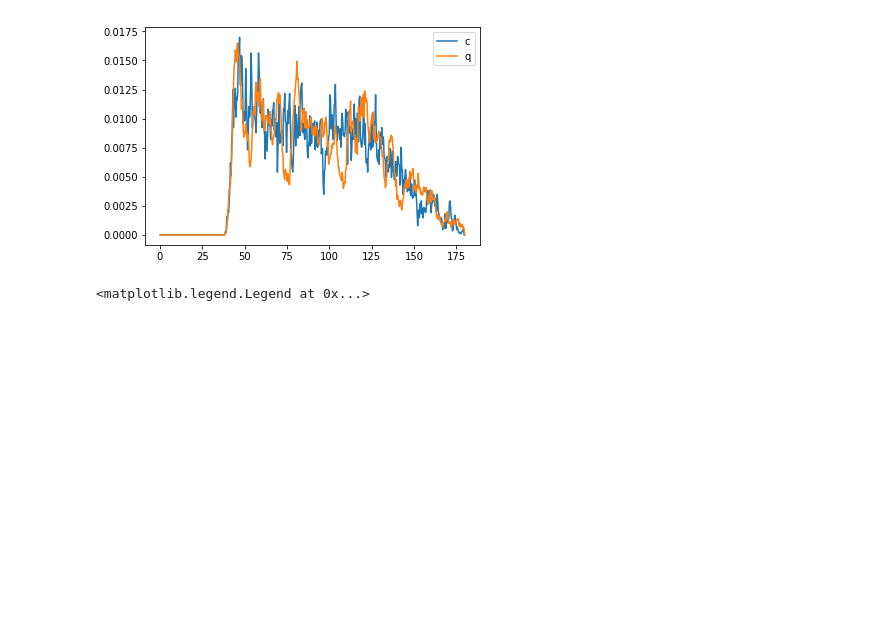
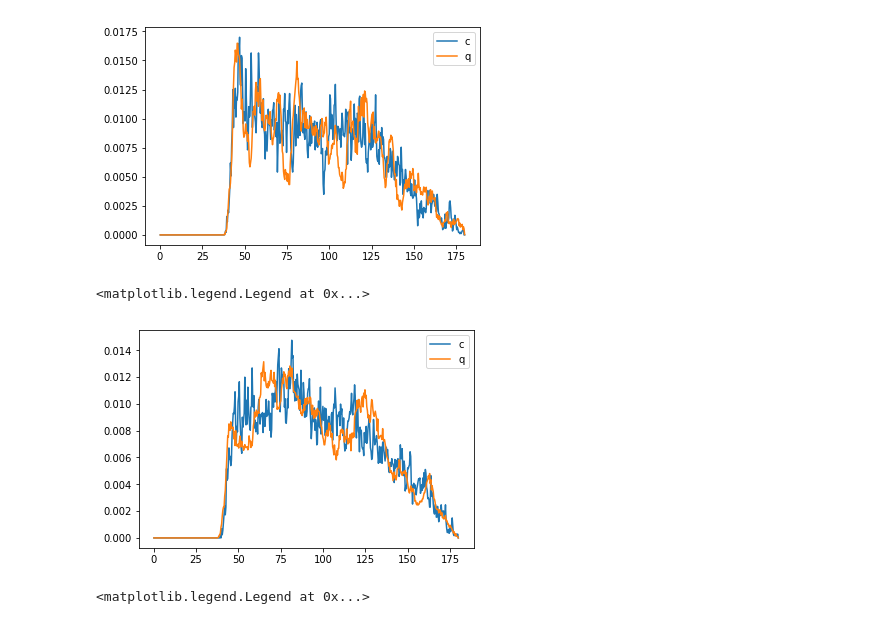
Before and after one commit to xjhsafeguards/mit, a Jupyter notebook: python/Cl_ana.ipynb, the cells around one changed output. Drawn from its saved outputs; the diff is of its cells as text; code cells hidden in the pictures; blank space fills up the shorter version.

```diff
--- a/python/Cl_ana.ipynb
+++ b/python/Cl_ana.ipynb
@@ -248,3 +330,27 @@ for beads in snap:
         if(Os.size>1):
             angles = sn.get_angles(np.insert(np.asarray(list(itertools.combinations(Os,2))),1,0,axis=1),mic=True)
             G_OClO_all_q.read(angles)
+# %%
+# snapshots with more interstitial water
+# not only in first shell but second
+G_OClO_all_c = DF(500,(0,180))
+G_OClO_all_q = DF(500,(0,180))
+
+for sn in snap_c:
+    Os = range(1,64)
+    tmp = sn.get_distances(0,Os,mic=True)
+    Os = np.where((tmp>3.4)&(tmp<3.8))[0]+1
+    if(Os.size>3):
+        Os = np.where((tmp<3.83))[0]+1
+        angles = sn.get_angles(np.insert(np.asarray(list(itertools.combinations(Os,2))),1,0,axis=1),mic=True)
+        G_OClO_all_c.read(angles)
+
+for beads in snap:
+    for sn in beads:
+        Os = range(1,64)
+        tmp = sn.get_distances(0,Os,mic=True)
+        Os = np.where((tmp>3.4)&(tmp<3.8))[0]+1
+        if(Os.size>3):
+            Os = np.where((tmp<3.9))[0]+1
+            angles = sn.get_angles(np.insert(np.asarray(list(itertools.combinations(Os,2))),1,0,axis=1),mic=True)
+            G_OClO_all_q.read(angles)
@@ -296,6 +417,14 @@ plt.legend()
 # %% [output]
 <matplotlib.legend.Legend at 0x...>
 [figure]
+# %%
+#water count in 3.4~3.8 > 3
+G_OClO_all_c.plot("c")
+G_OClO_all_q.plot("q")
+plt.legend()
+# %% [output]
+<matplotlib.legend.Legend at 0x...>
+[figure, added]
 # %%
 #<4
 G_OClO_all_c.plot("c")
```
Also changed, not shown: parts of 64 cells of this notebook, 3 other files.
